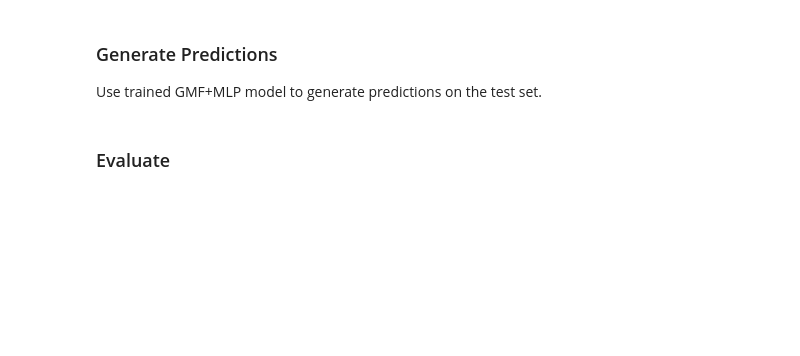
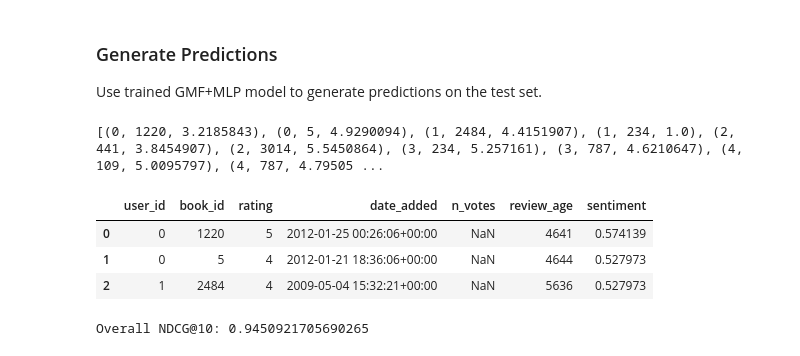
Before and after one commit to Pangerlanger/bt4222-books, a Jupyter notebook: ncf.ipynb, the cells around one changed output. Saved outputs shown, nothing was run; the diff lists cells and outputs as text; code cells hidden in the pictures; blank space fills up the shorter version.

```diff
--- a/ncf.ipynb
+++ b/ncf.ipynb
@@ -129,3 +66,15 @@ filtered_test_data.head()
+# %%
+user_encoder = LabelEncoder()
+book_encoder = LabelEncoder()
+
+test_user_encoder = LabelEncoder()
+test_book_encoder = LabelEncoder()
+
+train_data['user_id'] = user_encoder.fit_transform(train_data['user_id'])
+train_data['book_id'] = book_encoder.fit_transform(train_data['book_id'])
+
+test_data['user_id'] = test_user_encoder.fit_transform(test_data['user_id'])
+test_data['book_id'] = test_book_encoder.fit_transform(test_data['book_id'])
 # %% [markdown]
 ### Dataloader
 # %%
@@ -265,5 +219,3 @@ def generate_predictions(model, data_loader):
 
 # Generate predictions
 test_predictions = generate_predictions(model, test_loader)
-# %% [markdown]
-### Evaluate
@@ -305,0 +222,11 @@ def evaluate_model(X, y, model):
+# %%
+print(test_predictions)
+# %% [output]
+[(0, 1220, 3.2185843), (0, 5, 4.9290094), (1, 2484, 4.4151907), (1, 234, 1.0), (2, 441, 3.8454907), (2, 3014, 5.5450864), (3, 234, 5.257161), (3, 787, 4.6210647), (4, 109, 5.0095797), (4, 787, 4.79505 ...
+# %%
+test_data.head(3)
+# %% [output]
+|  | user_id | book_id | rating | date_added | n_votes | review_age | sentiment |
+| 0 | 0 | 1220 | 5 | 2012-01-25 00:26:06+00:00 | NaN | 4641 | 0.574139 |
+| 1 | 0 | 5 | 4 | 2012-01-21 18:36:06+00:00 | NaN | 4644 | 0.527973 |
+| 2 | 1 | 2484 | 4 | 2009-05-04 15:32:21+00:00 | NaN | 5636 | 0.527973 |
@@ -305,0 +273,31 @@ def evaluate_model(X, y, model):
+# %%
+def compute_ndcg_for_user(user_id, predictions_df, k=10):
+    user_predictions = predictions_df[predictions_df['user_id'] == user_id]
+    user_predictions = user_predictions.sort_values(by='predicted_rating', ascending=False)
+
+    # Get relevance scores in the predicted order
+    relevance_scores = user_predictions['relevance'].tolist()
+
+    # Ideal relevance scores
+    ideal_relevance_scores = sorted(relevance_scores, reverse=True)
+
+    return ndcg_at_k(relevance_scores, ideal_relevance_scores, k)
+
+
+def compute_overall_ndcg(test_data_df, predictions, k=10):
+    predictions_df = pd.DataFrame(predictions, columns=['user_id', 'book_id', 'predicted_rating'])
+    merged_df = pd.merge(test_data_df[['user_id', 'book_id', 'relevance']], predictions_df, on=['user_id', 'book_id'], how='inner')
+
+    if len(merged_df) < len(test_data_df):
+        print(f"Warning: Some test data points ({len(test_data_df) - len(merged_df)}) could not be matched with predictions.")
+
+    user_ids = merged_df['user_id'].unique()
+    ndcg_scores = [compute_ndcg_for_user(user_id, merged_df, k) for user_id in user_ids]
+
+    return np.mean(ndcg_scores)
+
+# Compute NDCG for test set
+overall_ndcg = compute_overall_ndcg(test_data_df, test_predictions)
+print(f"Overall NDCG@10: {overall_ndcg}")
+# %% [output]
+Overall NDCG@10: 0.9450921705690265
```
Also changed, not shown: parts of 31 cells of this notebook.
